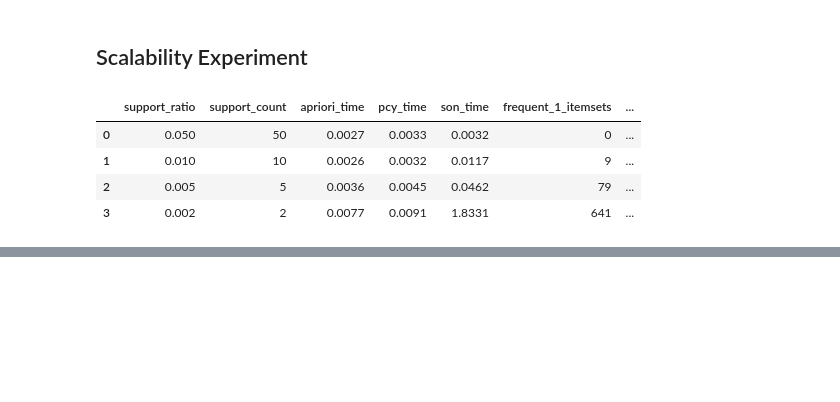
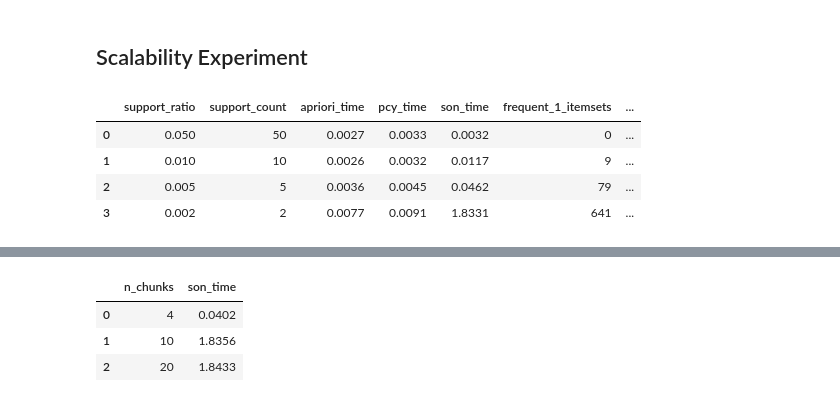
Before and after one commit to leilacielok/market_basket_analysis, a Jupyter notebook: project.ipynb, the cells around one changed output, grey strips where cells are left out. Saved outputs shown, nothing was run; the diff lists cells and outputs as text; code cells hidden in the pictures; blank space fills up the shorter version.

```diff
--- a/project.ipynb
+++ b/project.ipynb
@@ -693,0 +695,35 @@ bucket_results_df.round(4)
+# %%
+# Effect of the number of chunks for the SON Algorithm
+
+chunk_results = []
+
+for n_chunks in [4, 10, 20]:
+    times = []
+
+    for _ in range(N_RUNS):
+
+        start = time.time()
+
+        son(
+            baskets,
+            MIN_SUPPORT_COUNT,
+            n_chunks=n_chunks
+        )
+
+        times.append(time.time() - start)
+
+    avg_time = sum(times) / N_RUNS
+
+    chunk_results.append({
+        "n_chunks": n_chunks,
+        "son_time": avg_time
+    })
+
+chunk_results_df = pd.DataFrame(chunk_results)
+
+chunk_results_df.round(4)
+# %% [output]
+|  | n_chunks | son_time |
+| 0 | 4 | 0.0402 |
+| 1 | 10 | 1.8356 |
+| 2 | 20 | 1.8433 |
```
Also changed, not shown: parts of 2 cells of this notebook.
